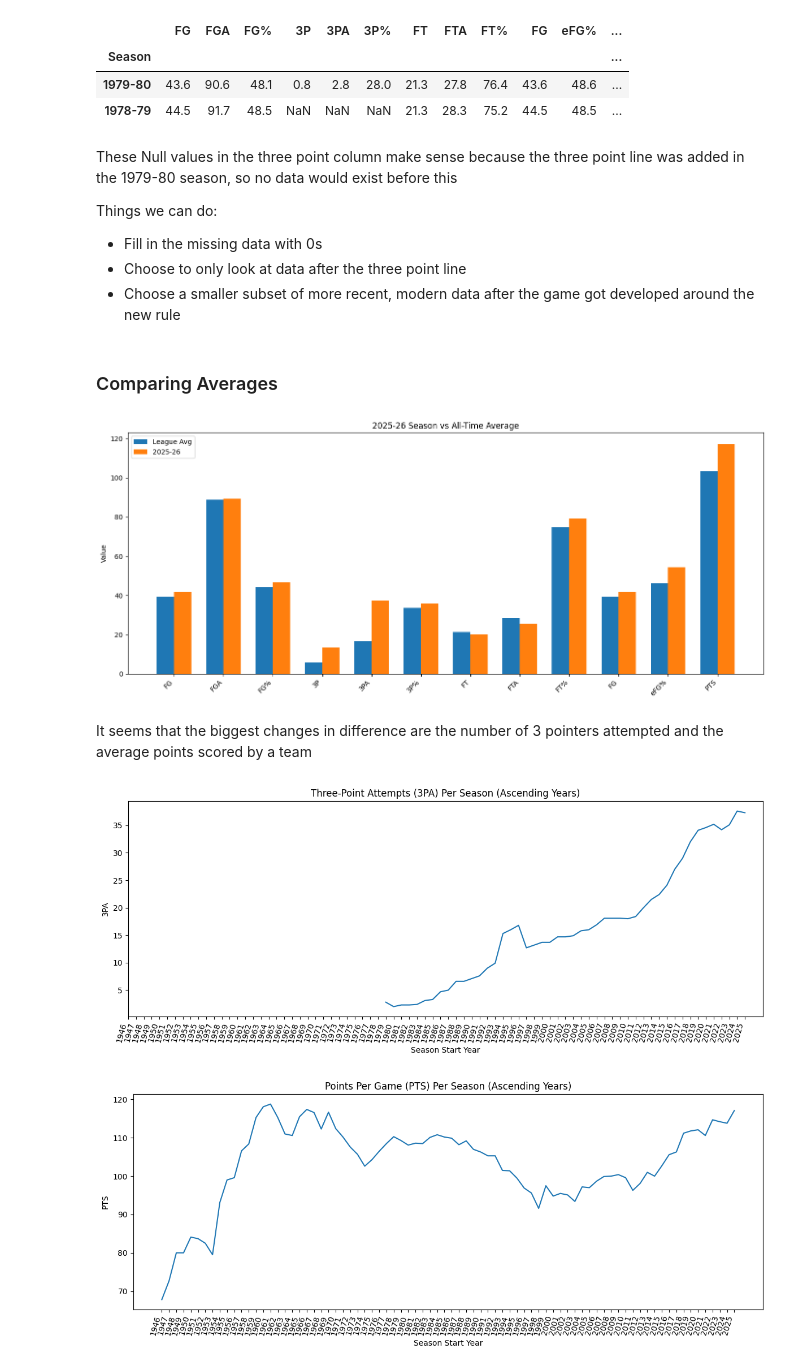
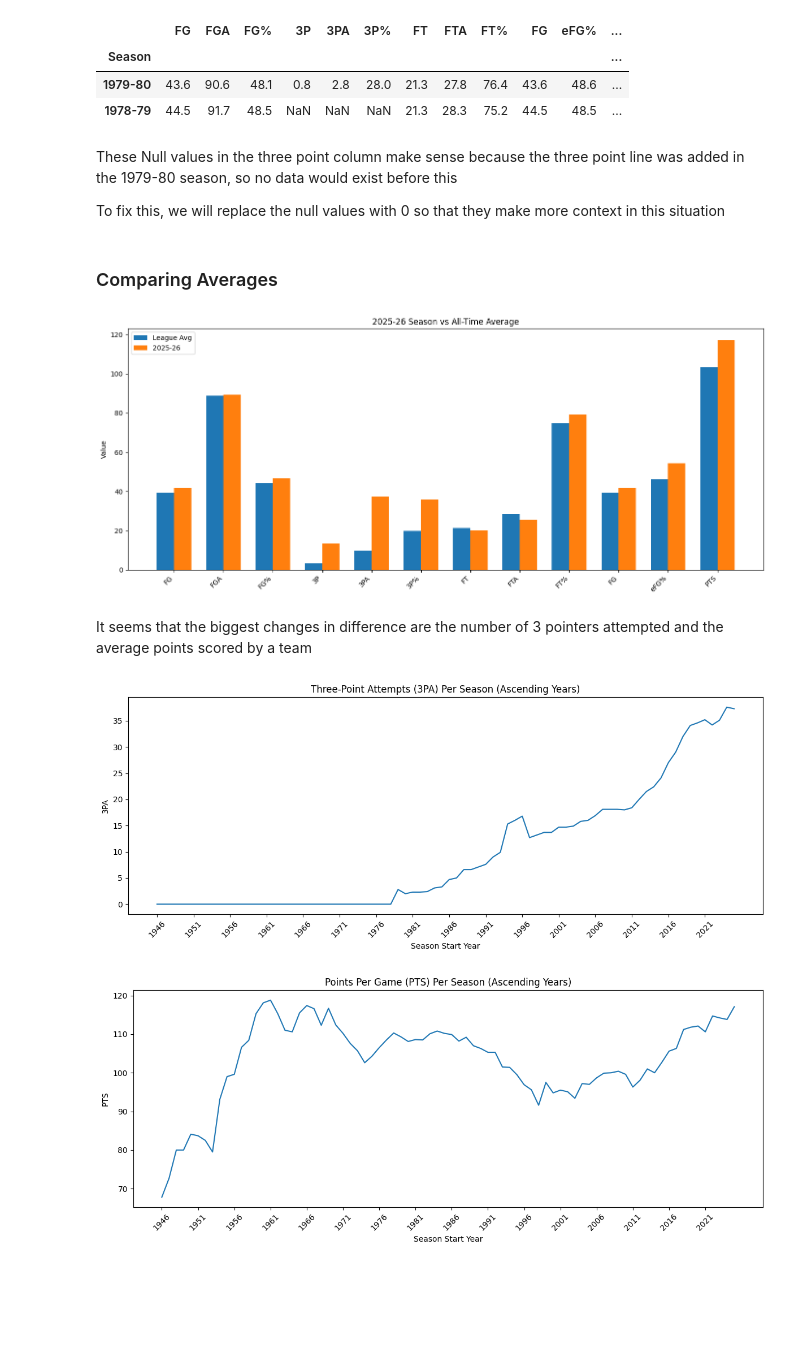
Before and after one commit to AidenLai2305/How-Have-NBA-Trends-Changed-Overtime, a Jupyter notebook: notebook.ipynb, the cells around one changed output. Cells and saved outputs as stored; diff of their text form; code cells hidden in the pictures; blank space fills up the shorter version.

Commit message:
added more graphs and started final deliverables

```diff
--- a/notebook.ipynb
+++ b/notebook.ipynb
@@ -160,11 +162,10 @@ two_seasons
 # %% [markdown]
 These Null values in the three point column make sense because the three point line was added in the 1979-80 season, so no data would exist before this
 
-Things we can do:
-
-- Fill in the missing data with 0s
-- Choose to only look at data after the three point line
-- Choose a smaller subset of more recent, modern data after the game got developed around the new rule
+To fix this, we will replace the null values with 0 so that they make more context in this situation
+# %%
+filtered_regular.fillna(0, inplace=True)
+filtered_regular.fillna(0, inplace=True)
 # %% [markdown]
 ### Comparing Averages
 # %%
@@ -193,37 +194,37 @@ plt.legend()
 plt.tight_layout()
 plt.show()
 # %% [output]
-[figure, old version]
+[figure, new version]
 # %% [markdown]
 It seems that the biggest changes in difference are the number of 3 pointers attempted and the average points scored by a team
 # %%
 filtered_regular_sorted = filtered_regular.copy()
 
 # Get the first 4 characters and convert to int
 filtered_regular_sorted["Year"] = filtered_regular_sorted.index.str[:4].astype(int)
 
 # Sort by Year ascending
 filtered_regular_sorted = filtered_regular_sorted.sort_values("Year")
 
 # Line chart for 3PA
 plt.figure(figsize=(12, 5))
 plt.plot(filtered_regular_sorted["Year"], filtered_regular_sorted["3PA"])
 plt.title("Three-Point Attempts (3PA) Per Season (Ascending Years)")
 plt.xlabel("Season Start Year")
 plt.ylabel("3PA")
-plt.xticks(filtered_regular_sorted["Year"], rotation=75, ha="right")
+plt.xticks(filtered_regular_sorted["Year"][::5], rotation=45)
 plt.tight_layout()
 plt.show()
 
 # Line chart for PTS
 plt.figure(figsize=(12, 5))
 plt.plot(filtered_regular_sorted["Year"], filtered_regular_sorted["PTS"])
 plt.title("Points Per Game (PTS) Per Season (Ascending Years)")
 plt.xlabel("Season Start Year")
 plt.ylabel("PTS")
-plt.xticks(filtered_regular_sorted["Year"], rotation=75, ha="right")
+plt.xticks(filtered_regular_sorted["Year"][::5], rotation=45)
 plt.tight_layout()
 plt.show()
 # %% [output]
-[figure, old version]
+[figure, new version]
-[figure, old version]
+[figure, new version]
```
Also changed, not shown: parts of 8 cells of this notebook, 1 other file.
